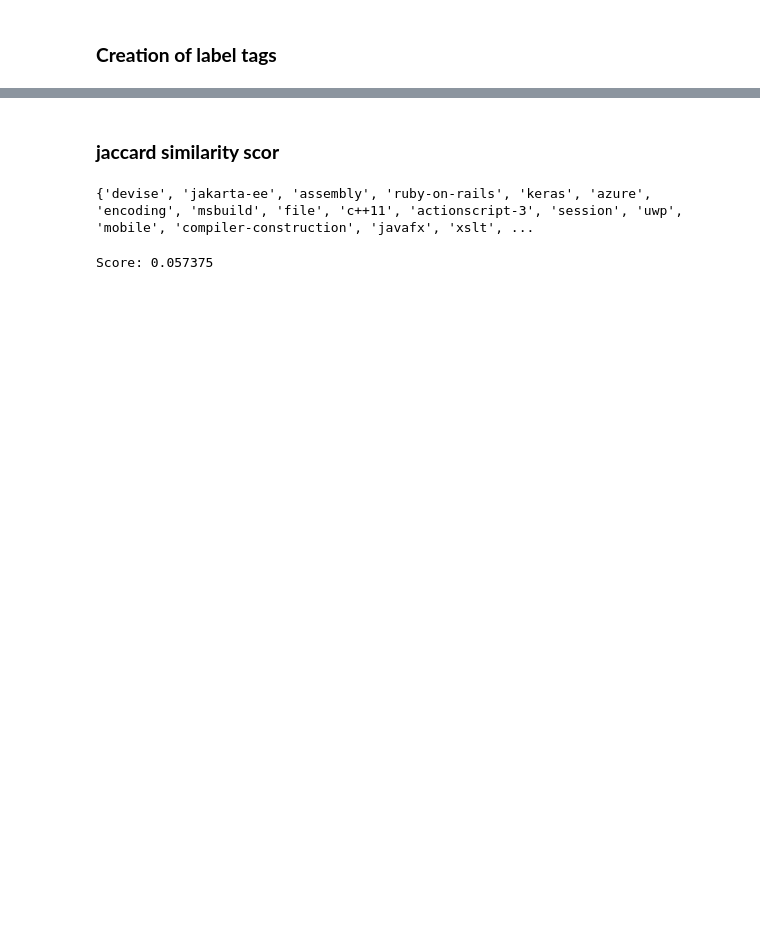
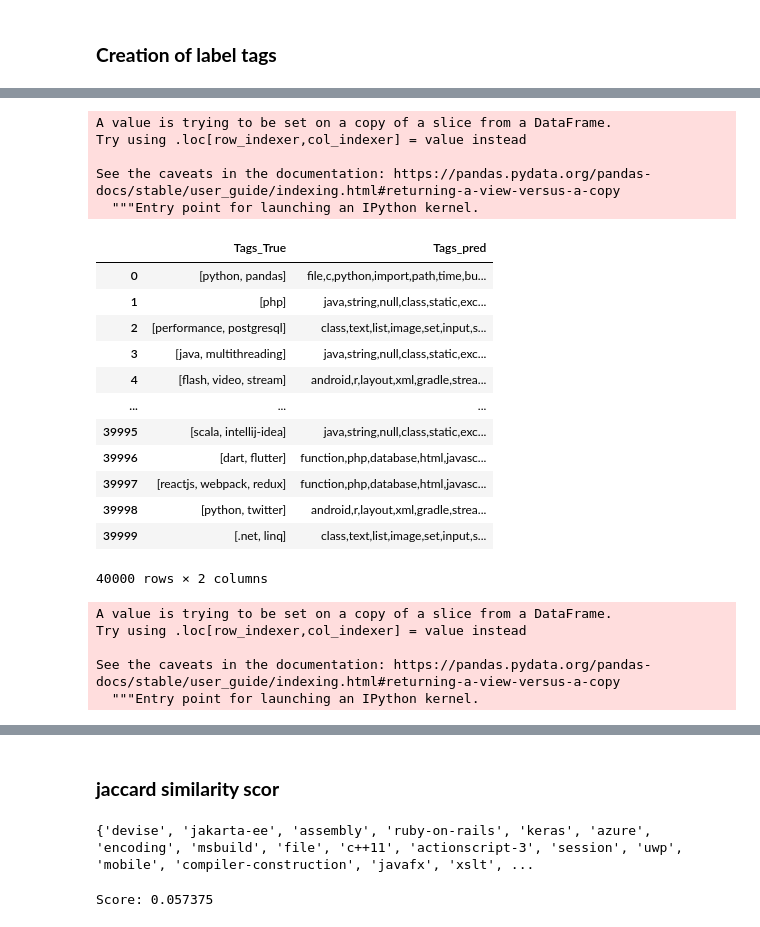
Before and after one commit to Adil1979/-CentraleSupelec_OCR_Projects, a Jupyter notebook: 03_Unsupervised_modelisation.ipynb, the cells around one changed output, grey strips where cells are left out. Cells and saved outputs as stored; diff of their text form; code cells hidden in the pictures; blank space fills up the shorter version.

```diff
--- a/03_Unsupervised_modelisation.ipynb
+++ b/03_Unsupervised_modelisation.ipynb
@@ -355,0 +371,24 @@ df_tags
+# %%
+df_tags['Tags_pred'] = df_tags['Tags_pred'].apply(ListeToString)
+# %% [output]
+A value is trying to be set on a copy of a slice from a DataFrame.
+Try using .loc[row_indexer,col_indexer] = value instead
+
+See the caveats in the documentation: https://pandas.pydata.org/pandas-docs/stable/user_guide/indexing.html#returning-a-view-versus-a-copy
+  """Entry point for launching an IPython kernel.
+# %%
+df_tags
+# %% [output]
+|  | Tags_True | Tags_pred |
+| 0 | [python, pandas] | file,c,python,import,path,time,bu... |
+| 1 | [php] | java,string,null,class,static,exc... |
+| 2 | [performance, postgresql] | class,text,list,image,set,input,s... |
+| 3 | [java, multithreading] | java,string,null,class,static,exc... |
+| 4 | [flash, video, stream] | android,r,layout,xml,gradle,strea... |
+| ... | ... | ... |
+| 39995 | [scala, intellij-idea] | java,string,null,class,static,exc... |
+| 39996 | [dart, flutter] | function,php,database,html,javasc... |
+| 39997 | [reactjs, webpack, redux] | function,php,database,html,javasc... |
+| 39998 | [python, twitter] | android,r,layout,xml,gradle,strea... |
+| 39999 | [.net, linq] | class,text,list,image,set,input,s... |
+40000 rows × 2 columns
@@ -355,0 +400,8 @@ df_tags
+# %%
+df_tags['Tags_pred'] = df_tags['Tags_pred'].apply(first_words)
+# %% [output]
+A value is trying to be set on a copy of a slice from a DataFrame.
+Try using .loc[row_indexer,col_indexer] = value instead
+
+See the caveats in the documentation: https://pandas.pydata.org/pandas-docs/stable/user_guide/indexing.html#returning-a-view-versus-a-copy
+  """Entry point for launching an IPython kernel.
```
Also changed, not shown: parts of 16 cells of this notebook.
